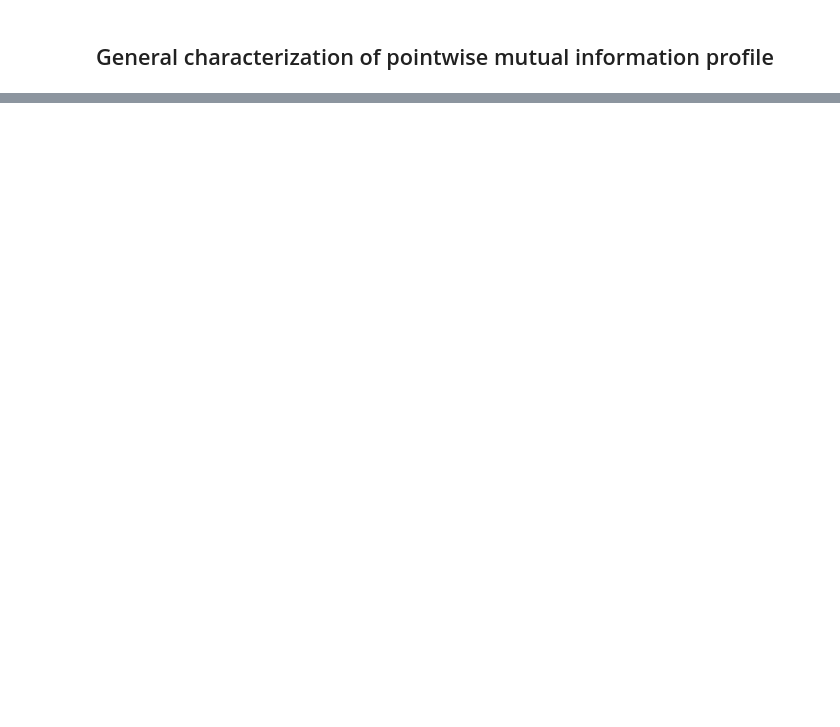
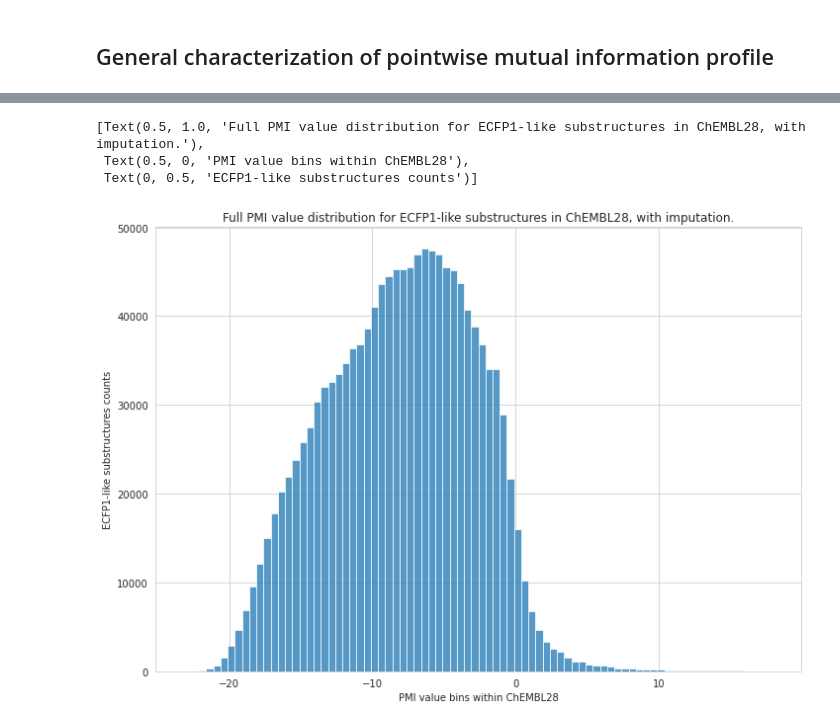
Before and after one commit to cmeloi/fip3, a Jupyter notebook: docs/cookbook/basic_interrelation_analysis.ipynb, the cells around one changed output, grey strips where cells are left out. Cells and saved outputs as stored; diff of their text form; code cells hidden in the pictures; blank space fills up the shorter version.

```diff
--- a/docs/cookbook/basic_interrelation_analysis.ipynb
+++ b/docs/cookbook/basic_interrelation_analysis.ipynb
@@ -188 +218,13 @@ The mean PMI value for ECFP1-like substructures within ChEMBL28 is 0.47, with th
+# %%
+a4_dims = (11.7, 8.27)
+sns.set_style("whitegrid")
+fig, ax = plt.subplots(figsize=a4_dims)
+sns.histplot([value for f1, f2, value in p.iterate_feature_interrelations()], binwidth=0.5)
+ax.set(title=f"Full PMI value distribution for {FEATURES_NAME} in {DATASET_NAME}, with imputation.",
+        xlabel=f"PMI value bins within {DATASET_NAME}", ylabel=f"{FEATURES_NAME} counts")
+# %% [output]
+[Text(0.5, 1.0, 'Full PMI value distribution for ECFP1-like substructures in ChEMBL28, with imputation.'),
+ Text(0.5, 0, 'PMI value bins within ChEMBL28'),
+ Text(0, 0.5, 'ECFP1-like substructures counts')]
+[figure, added]
 # %%
```
Also changed, not shown: parts of 26 cells of this notebook.
